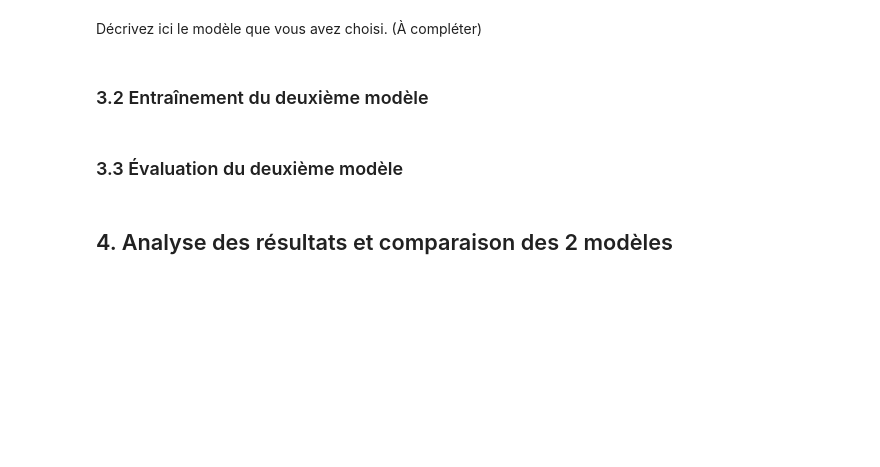
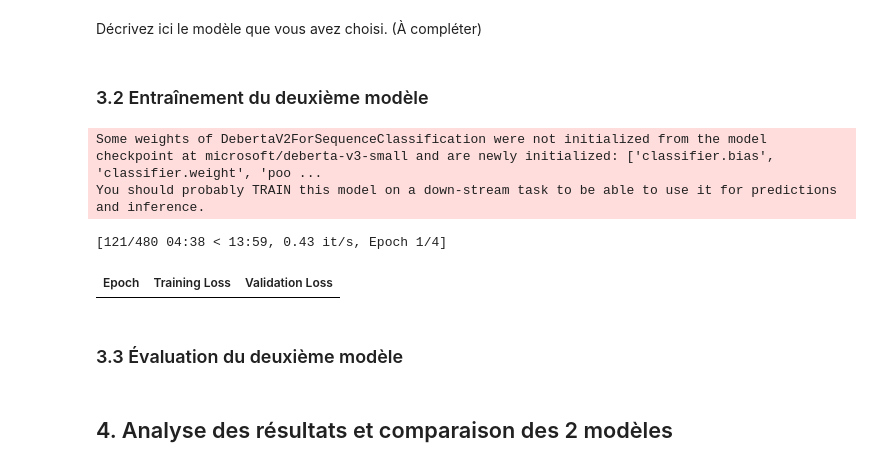
Before and after one commit to XavyShmore/tp2_nlp, a Jupyter notebook: t1_classification_nova.ipynb, the cells around one changed output. Cells and saved outputs as stored; diff of their text form; code cells hidden in the pictures; blank space fills up the shorter version.

```diff
--- a/t1_classification_nova.ipynb
+++ b/t1_classification_nova.ipynb
@@ -81,17 +135,25 @@ train_dataset, dev_dataset, test_dataset = tokenize_all_dataset(train_dataset, d
 # %%
-from transformers import AutoModelForSequenceClassification, Trainer, TrainingArguments
+def trainModel(model_id, model_path, train_dataset, eval_dataset):
+  model = AutoModelForSequenceClassification.from_pretrained(model_id, num_labels=4, id2label=id2label, label2id=label2id)
 
-model = AutoModelForSequenceClassification.from_pretrained(model_id, num_labels=4, id2label=id2label, label2id=label2id)
-
-args = TrainingArguments(
-    output_dir="mon_modele_nova",   # Dossier de sauvegarde
-    eval_strategy="epoch",          # Évaluer à la fin de chaque époque
-    save_strategy="epoch",          # Sauvegarder à la fin de chaque époque
-    learning_rate=2e-5,             # Vitesse d'apprentissage (standard pour BERT)
-    per_device_train_batch_size=8,  # Taille des lots (baisser si erreur mémoire GPU)
-    per_device_eval_batch_size=8,
-    num_train_epochs=3,             # Nombre de fois qu'il voit toutes les données
-    weight_decay=0.01,              # Régularisation
-    load_best_model_at_end=True,    # Garder le meilleur modèle à la fin, pas le dernier
-    metric_for_best_model="accuracy"
-)
+  args = TrainingArguments(
+    output_dir=model_path + "/checkpoints",   # Dossier de sauvegarde
+    eval_strategy="epoch",
+    save_strategy="epoch",
+    learning_rate=2e-5,
+    optim="adamw_torch",
+    per_device_train_batch_size=64,  # Taille des lots (baisser si erreur mémoire GPU)
+    per_device_eval_batch_size=128,
+    num_train_epochs=4,
+    weight_decay=0.01,
+    load_best_model_at_end=True,
+    metric_for_best_model="eval_loss"
+  )
+  trainer = Trainer(
+    model=model,
+    args=args,
+    train_dataset=train_dataset,
+    eval_dataset=eval_dataset
+  )
+  trainer.train()
+  return trainer
@@ -112,6 +216,18 @@ trainer = Trainer(
 Décrivez ici le modèle que vous avez choisi. (À compléter)
 # %% [markdown]
 ### 3.2 Entraînement du deuxième modèle
+# %%
+model_path = "nlp_tp2_models/nova/other"
+model_id = "microsoft/deberta-v3-small"
+# %%
+train_dataset, dev_dataset, test_dataset = tokenize_all_dataset(train_dataset, dev_dataset, test_dataset)
+# %%
+trainer = trainModel(model_id, model_path, train_dataset, dev_dataset)
+# %% [output]
+Some weights of DebertaV2ForSequenceClassification were not initialized from the model checkpoint at microsoft/deberta-v3-small and are newly initialized: ['classifier.bias', 'classifier.weight', 'poo ...
+You should probably TRAIN this model on a down-stream task to be able to use it for predictions and inference.
+[121/480 04:38 < 13:59, 0.43 it/s, Epoch 1/4]
+| Epoch | Training Loss | Validation Loss |
 # %% [markdown]
 ### 3.3 Évaluation du deuxième modèle
 # %% [markdown]
```
Also changed, not shown: parts of 13 cells of this notebook.
